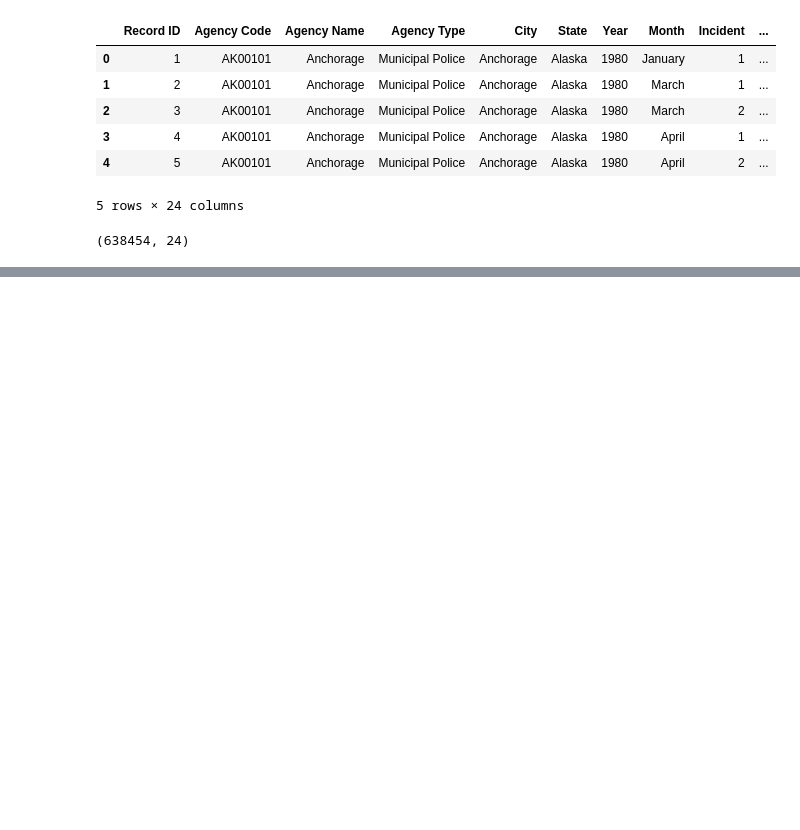
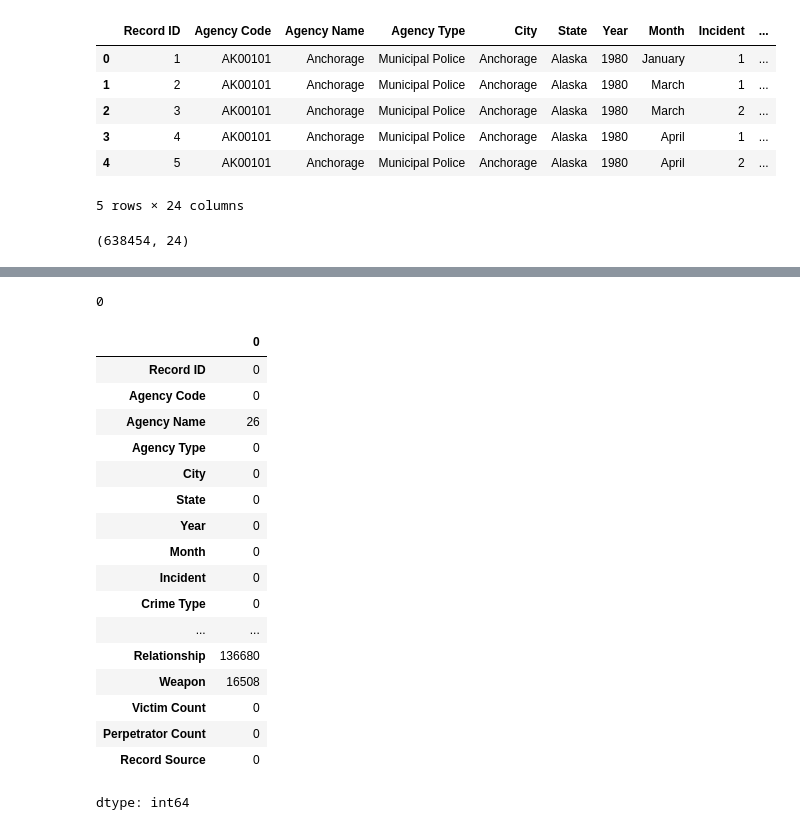
Before and after one commit to DilshanBotheju/CSACP_Project, a Jupyter notebook: HomicidePatternRecognizer.ipynb, the cells around one changed output, grey strips where cells are left out. Saved outputs shown, nothing was run; the diff lists cells and outputs as text; code cells hidden in the pictures; blank space fills up the shorter version.

```diff
--- a/HomicidePatternRecognizer.ipynb
+++ b/HomicidePatternRecognizer.ipynb
@@ -58,0 +59,5 @@ memory usage: 121.8+ MB
+# %%
+# Finding duplicates in dataset
+homicide_data.duplicated().sum()
+# %% [output]
+0
@@ -58,0 +67,22 @@ memory usage: 121.8+ MB
+# %%
+# Identifying null value count
+homicide_data.isnull().sum()
+# %% [output]
+|  | 0 |
+| Record ID | 0 |
+| Agency Code | 0 |
+| Agency Name | 26 |
+| Agency Type | 0 |
+| City | 0 |
+| State | 0 |
+| Year | 0 |
+| Month | 0 |
+| Incident | 0 |
+| Crime Type | 0 |
+| ... | ... |
+| Relationship | 136680 |
+| Weapon | 16508 |
+| Victim Count | 0 |
+| Perpetrator Count | 0 |
+| Record Source | 0 |
+dtype: int64
```
Also changed, not shown: parts of 15 cells of this notebook.
